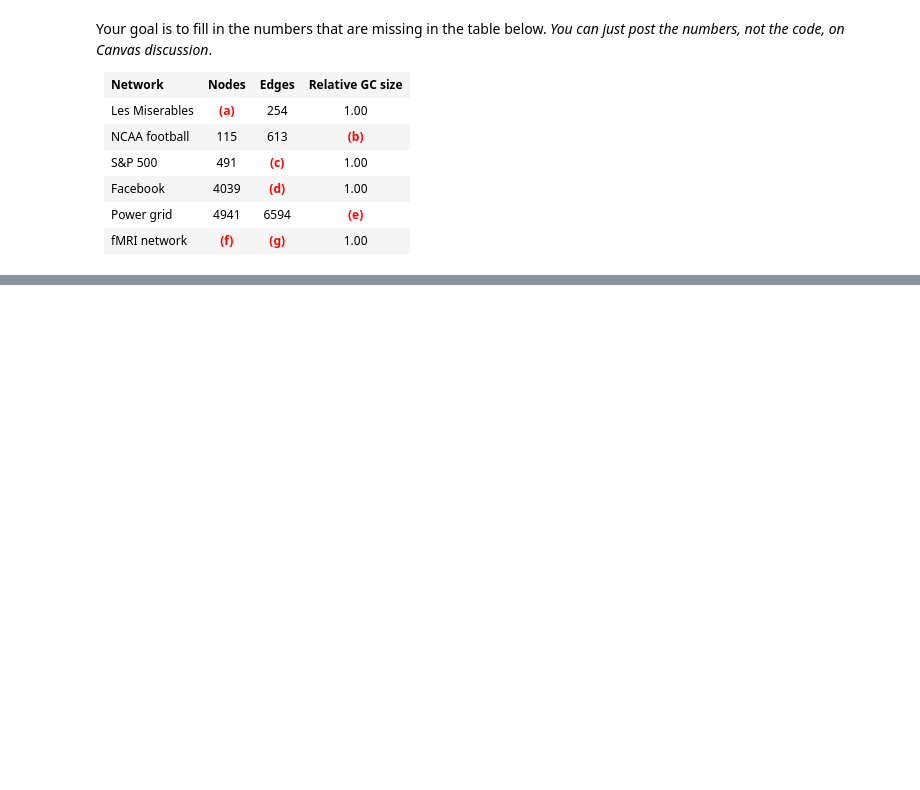
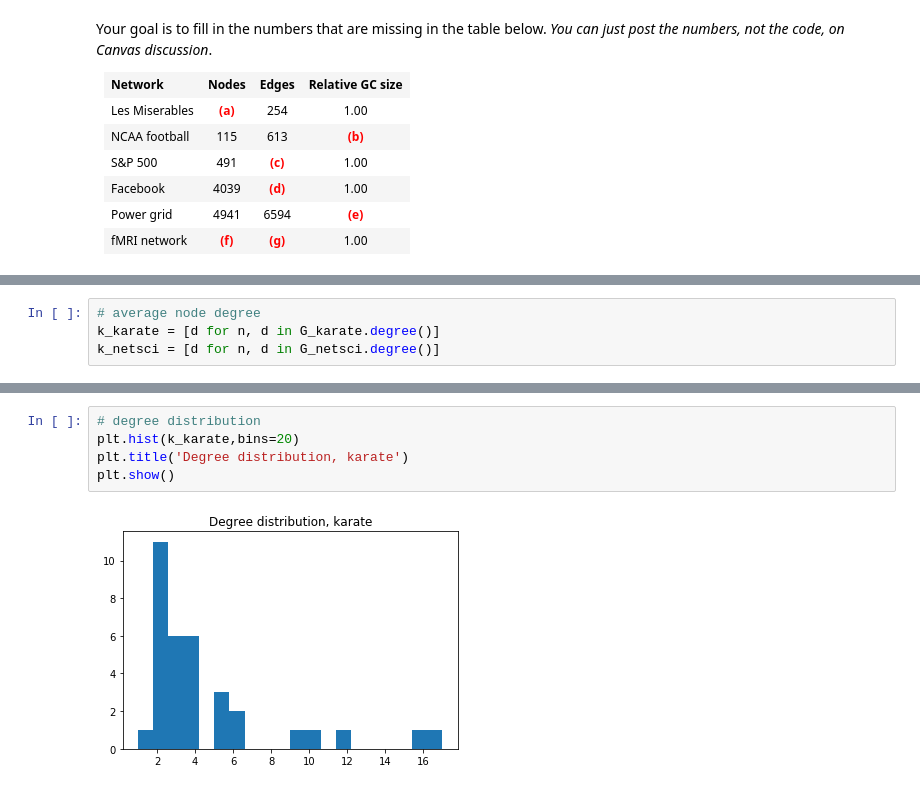
Before and after one commit to sathayas/JupyterAnalyticsSpring2018, a Jupyter notebook: NetworkStats.ipynb, the cells around one changed output, grey strips where cells are left out. Cells and saved outputs as stored; diff of their text form; blank space fills up the shorter version.

```diff
--- a/NetworkStats.ipynb
+++ b/NetworkStats.ipynb
@@ -159,0 +195,4 @@ Your goal is to fill in the numbers that are missing in the table below. *You ca
+# %%
+# average node degree
+k_karate = [d for n, d in G_karate.degree()]
+k_netsci = [d for n, d in G_netsci.degree()]
@@ -159,0 +215,7 @@ Your goal is to fill in the numbers that are missing in the table below. *You ca
+# %%
+# degree distribution
+plt.hist(k_karate,bins=20)
+plt.title('Degree distribution, karate')
+plt.show()
+# %% [output]
+[figure, added]
```
Also changed, not shown: parts of 72 cells of this notebook.
